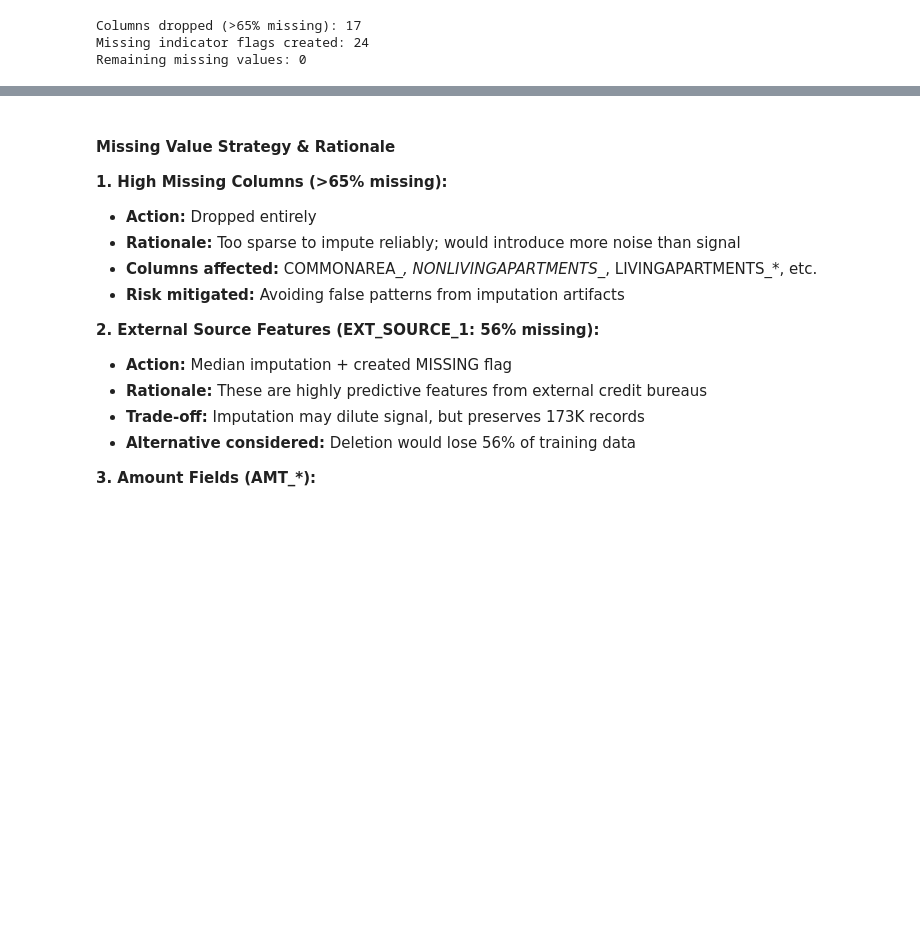
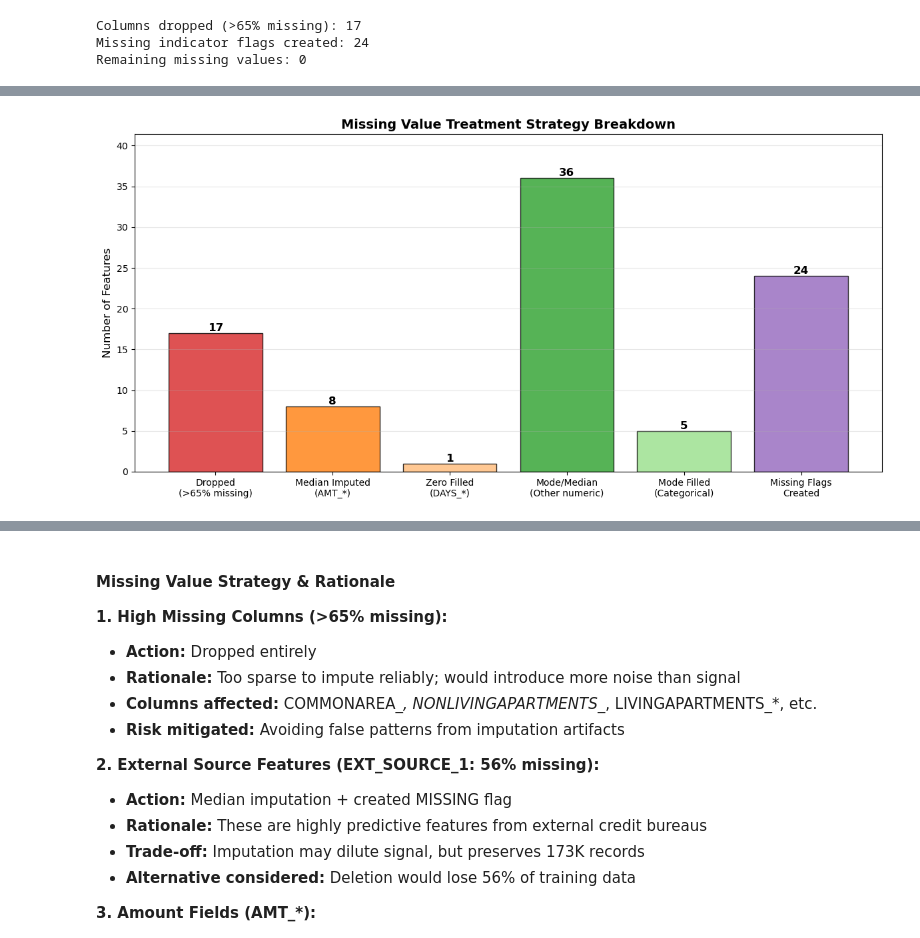
Before and after one commit to louisasss/Data230_GroupProject, a Jupyter notebook: GroupProject_DataCleaning.ipynb, the cells around one changed output, grey strips where cells are left out. Saved outputs shown, nothing was run; the diff lists cells and outputs as text; code cells hidden in the pictures; blank space fills up the shorter version.

```diff
--- a/GroupProject_DataCleaning.ipynb
+++ b/GroupProject_DataCleaning.ipynb
@@ -204,0 +214,34 @@ Remaining missing values: 0
+# %%
+# Categorize treatment strategies
+treatment_categories = {
+    'Dropped\n(>65% missing)': len(cols_to_drop),
+    'Median Imputed\n(AMT_*)': sum(1 for k, v in fill_values.items() if 'AMT_' in k),
+    'Zero Filled\n(DAYS_*)': sum(1 for k, v in fill_values.items() if 'DAYS_' in k),
+    'Mode/Median\n(Other numeric)': sum(1 for k in fill_values.keys()
+                                         if 'AMT_' not in k and 'DAYS_' not in k
+                                         and k in app_train_clean.select_dtypes(include=[np.number]).columns),
+    'Mode Filled\n(Categorical)': sum(1 for k in fill_values.keys()
+                                       if k in train_app.select_dtypes(include=['object']).columns),
+    'Missing Flags\nCreated': sum(1 for c in app_train_clean.columns if c.endswith('_MISSING'))
+}
+
+fig, ax = plt.subplots(figsize=(12, 6))
+colors = ['#d62728', '#ff7f0e', '#ffbb78', '#2ca02c', '#98df8a', '#9467bd']
+bars = ax.bar(treatment_categories.keys(), treatment_categories.values(), color=colors, alpha=0.8, edgecolor='black')
+
+# Add value labels on bars
+for bar in bars:
+    height = bar.get_height()
+    ax.text(bar.get_x() + bar.get_width()/2., height,
+            f'{int(height)}',
+            ha='center', va='bottom', fontsize=12, fontweight='bold')
+
+ax.set_ylabel('Number of Features', fontsize=12)
+ax.set_title('Missing Value Treatment Strategy Breakdown', fontsize=14, fontweight='bold')
+ax.set_ylim(0, max(treatment_categories.values()) * 1.15)
+plt.xticks(rotation=0, fontsize=10)
+plt.grid(axis='y', alpha=0.3)
+plt.tight_layout()
+plt.show()
+# %% [output]
+[figure, added]
```
Also changed, not shown: parts of 13 cells of this notebook.
